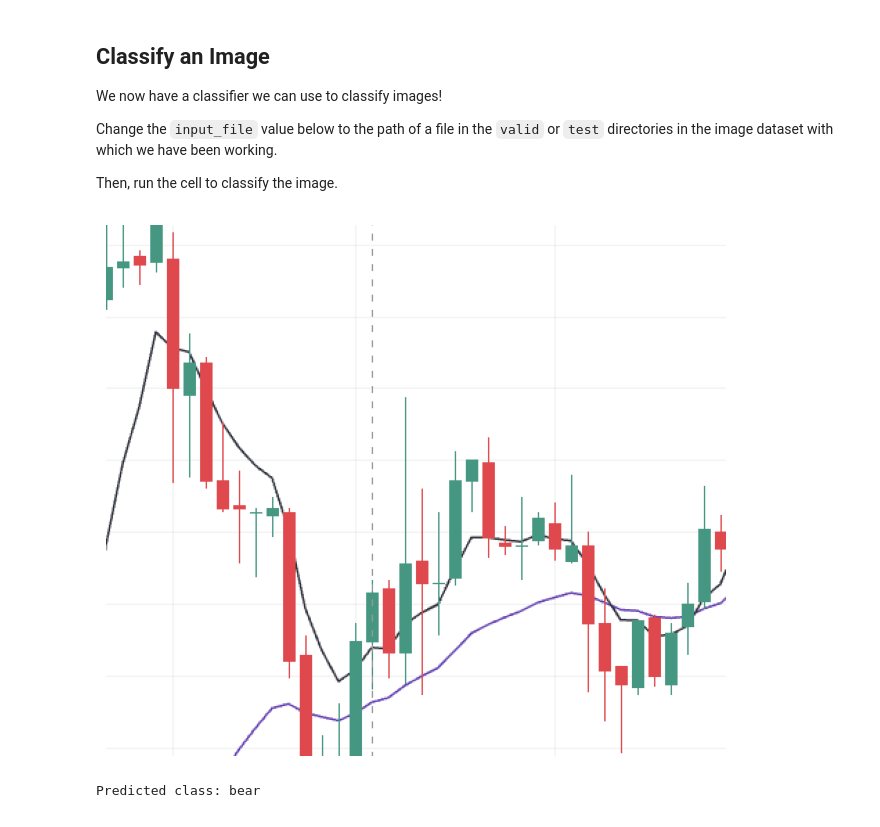
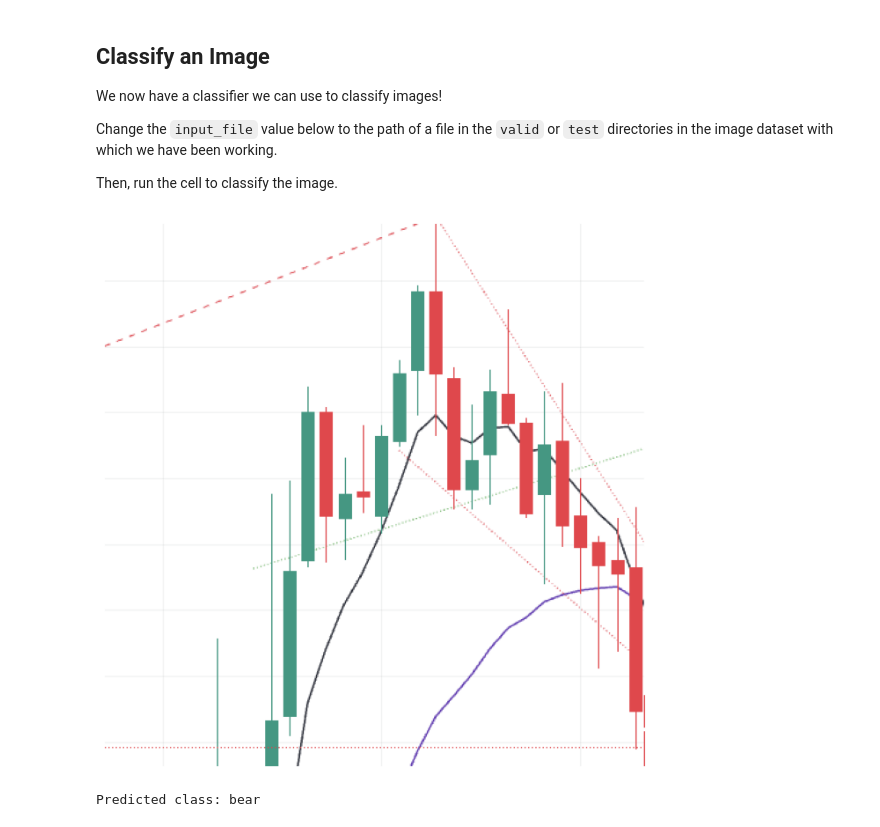
Before and after one commit to thetradingwhisperer/gc_quant_trading_research, a Jupyter notebook: Dinov2_classification_gc.ipynb, the cells around one changed output. Saved outputs shown, nothing was run; the diff lists cells and outputs as text; code cells hidden in the pictures.

Commit message:
added new images

```diff
--- a/Dinov2_classification_gc.ipynb
+++ b/Dinov2_classification_gc.ipynb
@@ -68,11 +55,14 @@ ROOT_DIR = os.path.join(cwd)
 labels = {}
 
 for folder in os.listdir(ROOT_DIR):
-  print(folder)
-  for file in os.listdir(os.path.join(ROOT_DIR, folder)):
-      if file.endswith(".png"):
-          full_name = os.path.join(ROOT_DIR, folder, file)
-          labels[full_name] = folder
+  try:
+    print(folder)
+    for file in os.listdir(os.path.join(ROOT_DIR, folder)):
+        if file.endswith(".png"):
+            full_name = os.path.join(ROOT_DIR, folder, file)
+            labels[full_name] = folder
+  except:
+    pass
 
 files = labels.keys()
 # %% [output]
@@ -131,7 +143,7 @@ def compute_embeddings(files: list) -> dict:
     all_embeddings = {}
 
     with torch.no_grad():
-      for i, file in enumerate(tqdm(files)):
+      for i, file in enumerate(files):
         embeddings = dinov2_vits14(load_image(file).to(device))
 
         all_embeddings[file] = np.array(embeddings[0].cpu().numpy()).reshape(1, -1).tolist()
@@ -225,20 +238,21 @@ Change the `input_file` value below to the path of a file in the `valid` or `tes
 
 Then, run the cell to classify the image.
 # %%
-input_file = "/content/bull/Screenshot 2024-05-15 at 12.43.26.png"
+import cv2
+input_file = "/workspaces/gc_quant_trading_research/now/Screenshot 2024-05-16 at 16.30.03.png"
 
 new_image = load_image(input_file)
 
 %matplotlib inline
 sv.plot_image(image=cv2.imread(input_file), size=(8, 8))
 
 with torch.no_grad():
     embedding = dinov2_vits14(new_image.to(device))
 
     prediction = clf.predict(np.array(embedding[0].cpu()).reshape(1, -1))
 
     print()
     print("Predicted class: " + prediction[0])
 # %% [output]
-[figure, old version]
+[figure, new version]
 Predicted class: bear
```
Also changed, not shown: parts of 11 cells of this notebook, 4 other files.
